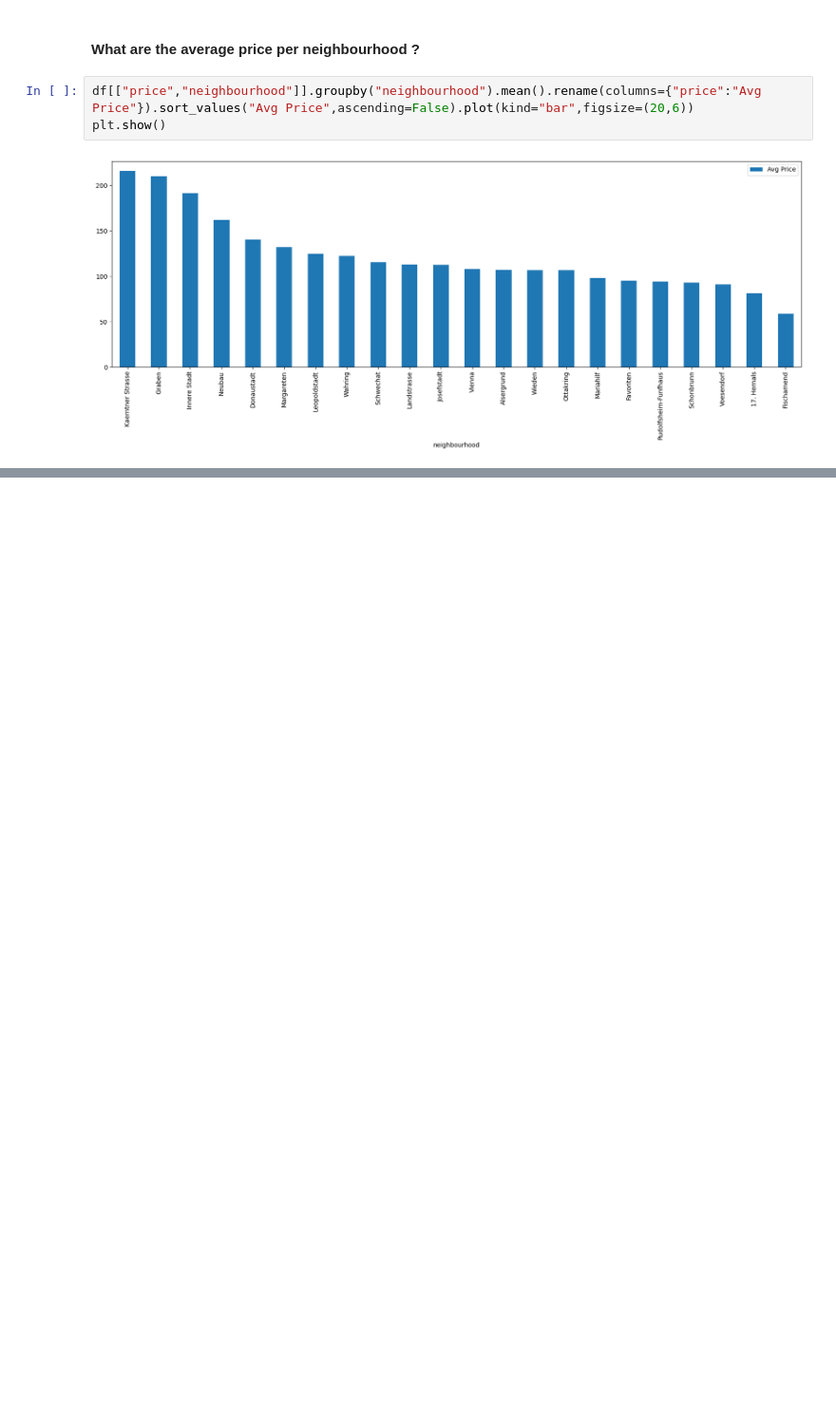
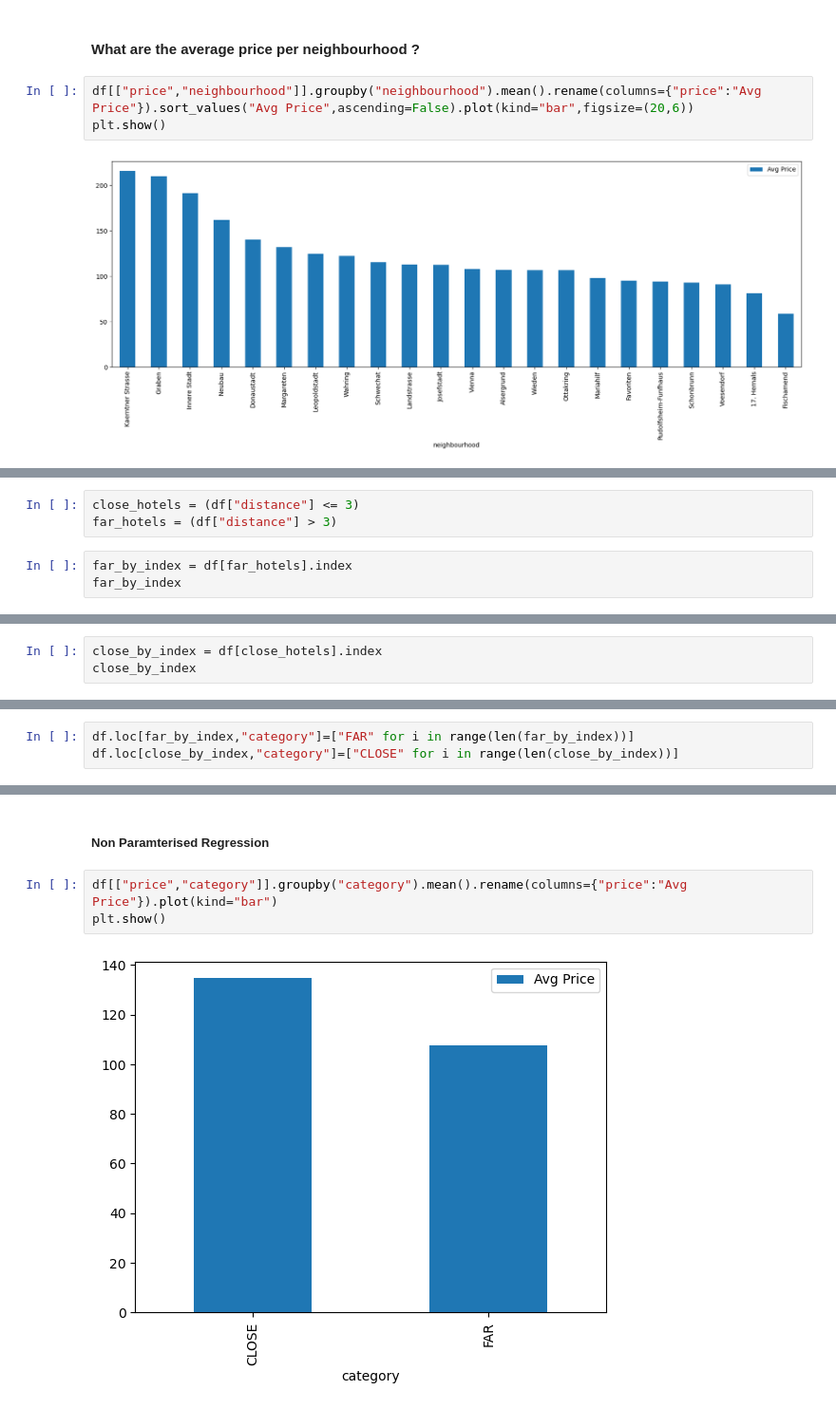
Before and after one commit to akhileshdutt/DataScience_learning, a Jupyter notebook: pandas_project/hotel_price_prediction.ipynb, the cells around one changed output, grey strips where cells are left out. Shown at 95% size. Drawn from its saved outputs; the diff is of its cells as text; blank space fills up the shorter version.

```diff
--- a/pandas_project/hotel_price_prediction.ipynb
+++ b/pandas_project/hotel_price_prediction.ipynb
@@ -139,0 +158,6 @@ plt.show()
+# %%
+close_hotels = (df["distance"] <= 3)
+far_hotels = (df["distance"] > 3)
+# %%
+far_by_index = df[far_hotels].index
+far_by_index
@@ -139,0 +170,3 @@ plt.show()
+# %%
+close_by_index = df[close_hotels].index
+close_by_index
@@ -139,0 +180,3 @@ plt.show()
+# %%
+df.loc[far_by_index,"category"]=["FAR" for i in range(len(far_by_index))]
+df.loc[close_by_index,"category"]=["CLOSE" for i in range(len(close_by_index))]
@@ -139,0 +199,7 @@ plt.show()
+# %% [markdown]
+##### Non Paramterised Regression
+# %%
+df[["price","category"]].groupby("category").mean().rename(columns={"price":"Avg Price"}).plot(kind="bar")
+plt.show()
+# %% [output]
+[figure, added]
```
Also changed, not shown: parts of 10 cells of this notebook.
